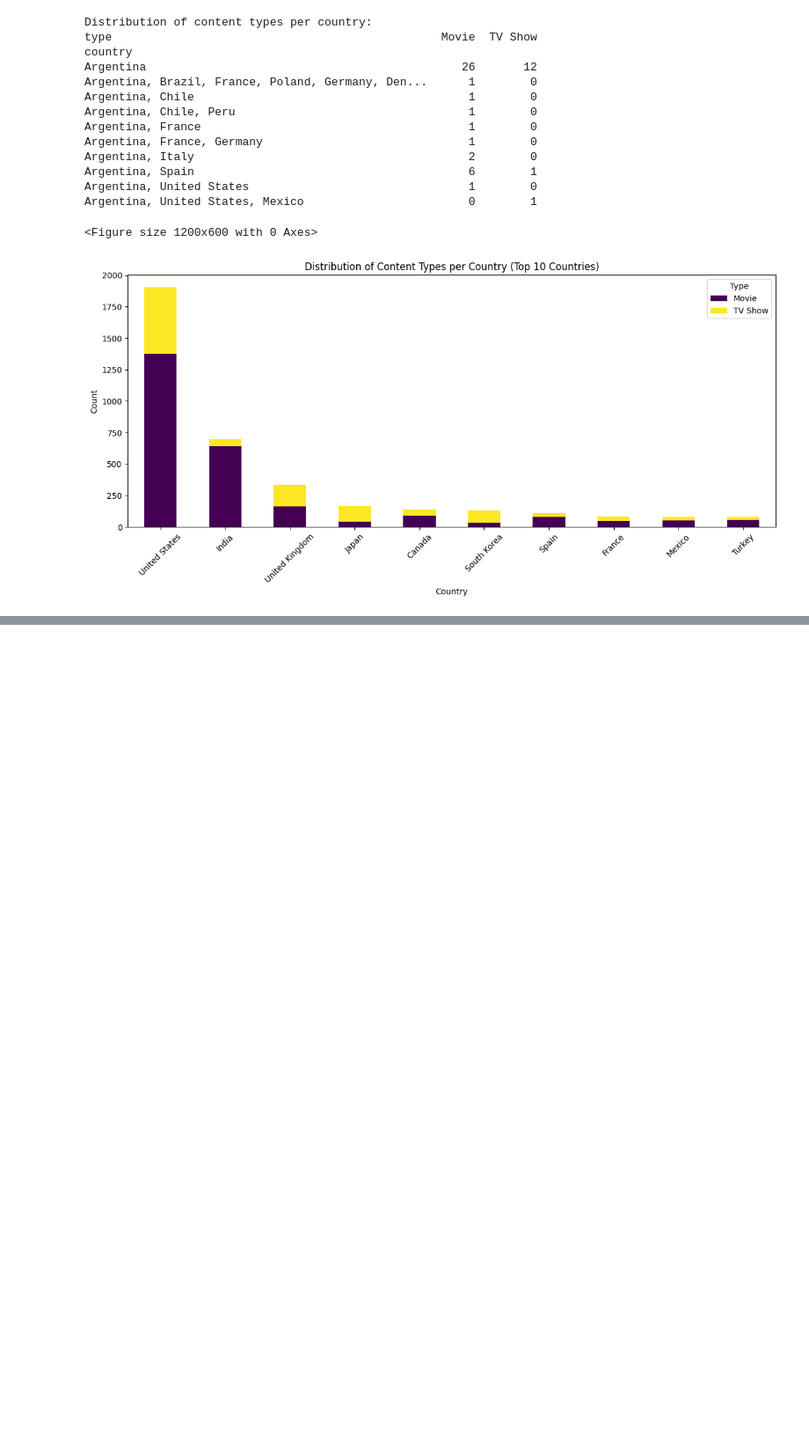
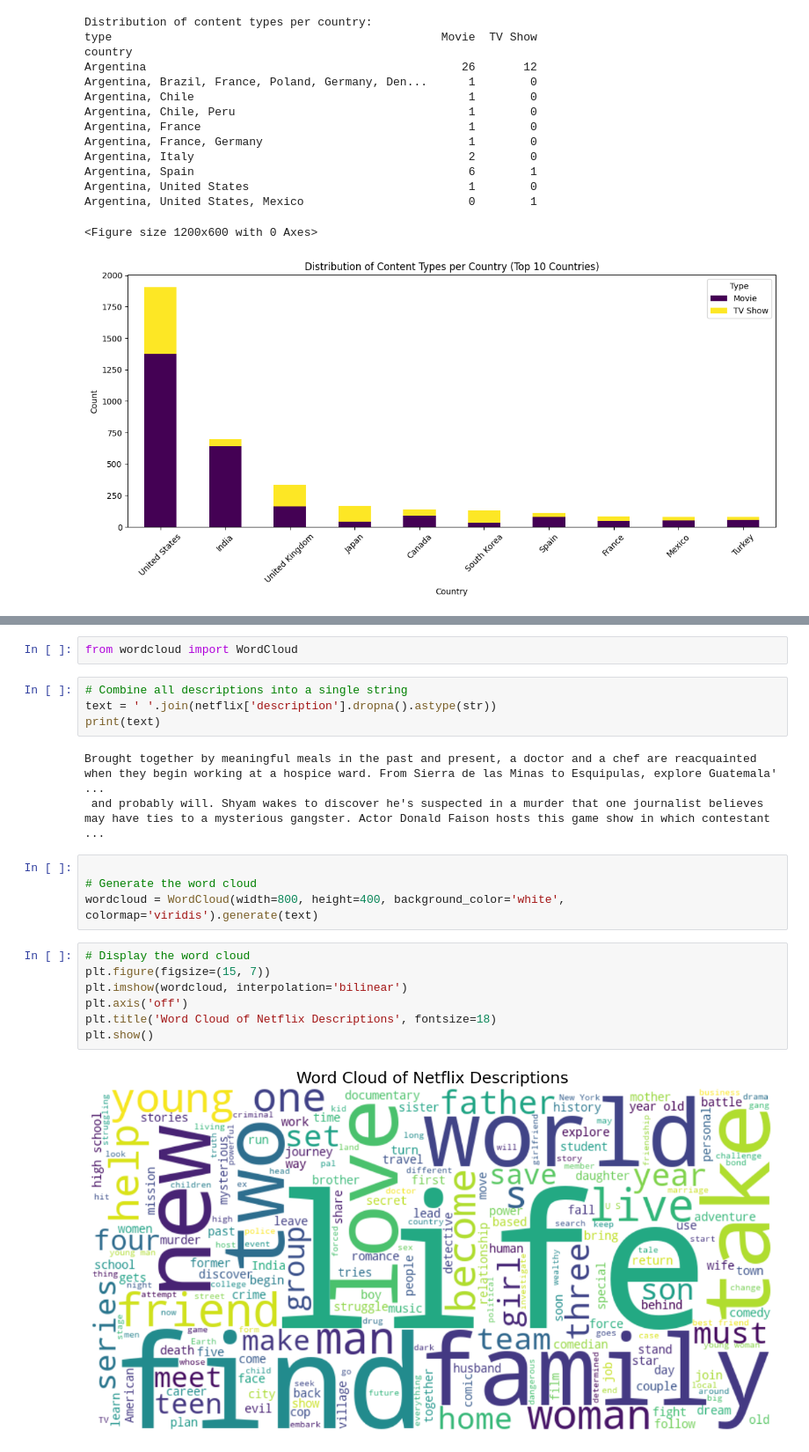
Before and after one commit to prabhumkpeak/AI_MI, a Jupyter notebook: .venv-1/EDA_Netflix.ipynb, the cells around one changed output, grey strips where cells are left out. Shown at 88% size. Cells and saved outputs as stored; diff of their text form; blank space fills up the shorter version.

```diff
--- a/.venv-1/EDA_Netflix.ipynb
+++ b/.venv-1/EDA_Netflix.ipynb
@@ -645,0 +708,22 @@ _mi
+# %%
+from wordcloud import WordCloud
+# %%
+# Combine all descriptions into a single string
+text = ' '.join(netflix['description'].dropna().astype(str))
+print(text)
+# %% [output]
+Brought together by meaningful meals in the past and present, a doctor and a chef are reacquainted when they begin working at a hospice ward. From Sierra de las Minas to Esquipulas, explore Guatemala' ...
+ and probably will. Shyam wakes to discover he's suspected in a murder that one journalist believes may have ties to a mysterious gangster. Actor Donald Faison hosts this game show in which contestant ...
+# %%
+
+# Generate the word cloud
+wordcloud = WordCloud(width=800, height=400, background_color='white', colormap='viridis').generate(text)
+# %%
+# Display the word cloud
+plt.figure(figsize=(15, 7))
+plt.imshow(wordcloud, interpolation='bilinear')
+plt.axis('off')
+plt.title('Word Cloud of Netflix Descriptions', fontsize=18)
+plt.show()
+# %% [output]
+[figure, added]
```
Also changed, not shown: parts of 7 cells of this notebook, 1 other file.
